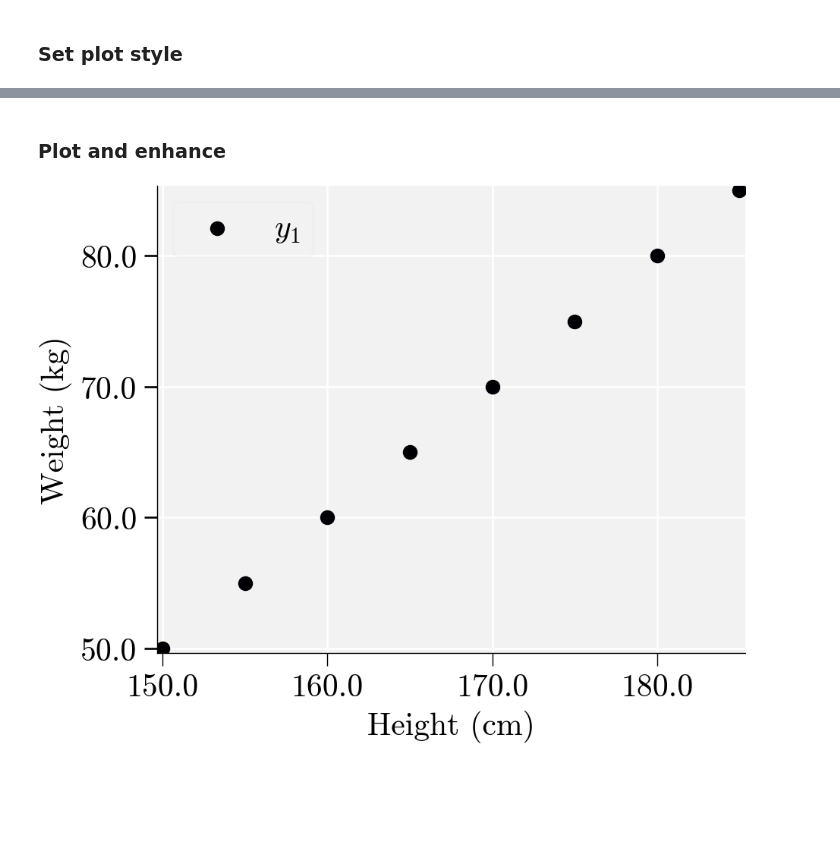
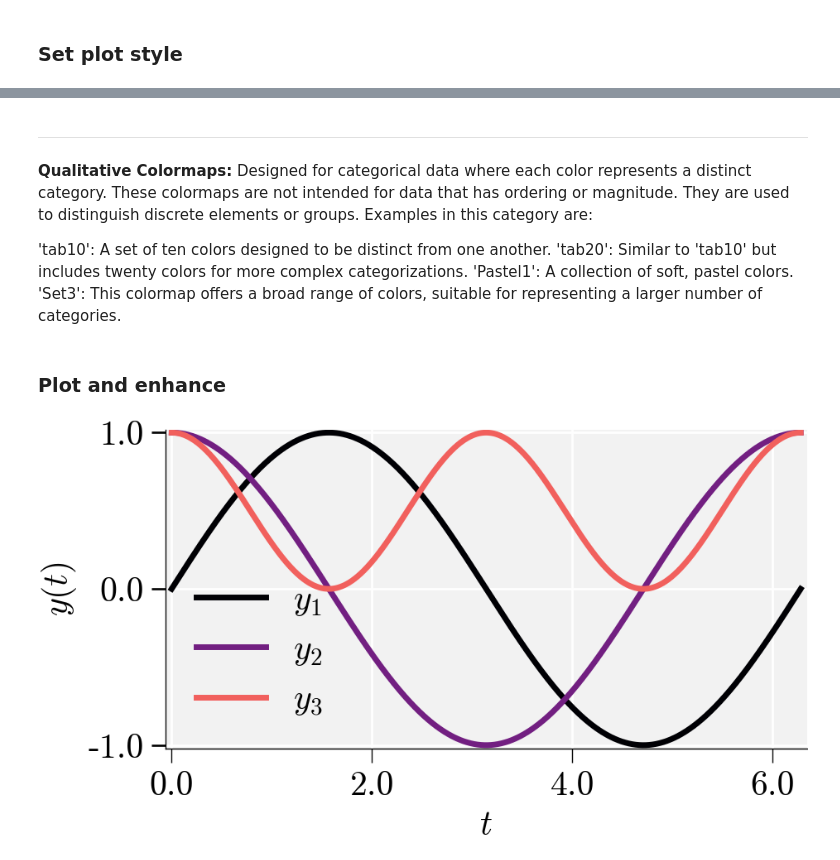
Before and after one commit to suparnob100/visualization, a Jupyter notebook: Publication_quality_graphs/PYTHON/Example.ipynb, the cells around one changed output, grey strips where cells are left out. Drawn from its saved outputs; the diff is of its cells as text; code cells hidden in the pictures; blank space fills up the shorter version.

```diff
--- a/Publication_quality_graphs/PYTHON/Example.ipynb
+++ b/Publication_quality_graphs/PYTHON/Example.ipynb
@@ -9,5 +11,5 @@ from utils.fig2py import *
 # %%
-fig_file_loc = '../MATLAB/Figs/scatter' # <-- same line.fig
+fig_file_loc = '../MATLAB/Figs/line' # <-- same line.fig
 fname = fig_file_loc.split('/')[-1]
 # %%
 plot_data = fig2py(fig_file_loc) # EXTRACTS X-Y DATA FROM A FIG FILE
@@ -47,50 +46,61 @@ There are three primary categories of colormaps:
+# %% [markdown]
+---
+# %% [markdown]
+
+
+**Qualitative Colormaps:** Designed for categorical data where each color represents a distinct category. These colormaps are not intended for data that has ordering or magnitude. They are used to distinguish discrete elements or groups. Examples in this category are:
+
+'tab10': A set of ten colors designed to be distinct from one another.
+'tab20': Similar to 'tab10' but includes twenty colors for more complex categorizations.
+'Pastel1': A collection of soft, pastel colors.
+'Set3': This colormap offers a broad range of colors, suitable for representing a larger number of categories.
 # %%
-# from cycler import cycler
-# import numpy as np
-# import matplotlib.ticker as ticker
+from cycler import cycler
+import numpy as np
+import matplotlib.ticker as ticker
 
-# # Example: Generate colors from the 'magma' colormap
-# num_colors = 4
-# colors = plt.cm.magma(np.linspace(0, 1, num_colors))
+# Example: Generate colors from the 'magma' colormap
+num_colors = 4
+colors = plt.cm.magma(np.linspace(0, 1, num_colors))
 
-# # Update rcParams with generated color cycle
-# plt.rcParams['axes.prop_cycle'] = cycler(color=colors)
+# Update rcParams with generated color cycle
+plt.rcParams['axes.prop_cycle'] = cycler(color=colors)
 # %% [markdown]
 ### Plot and enhance
 # %%
 # Plot data
-fig, ax = plt.subplots(figsize=(5,4))
+fig, ax = plt.subplots(figsize=(5,2.5))
 
 for i in range(len(plot_data)):
-    # ax.plot(plot_data[i]['XData'][0],plot_data[i]['YData'][0])
+    ax.plot(plot_data[i]['XData'][0],plot_data[i]['YData'][0])
     # ax.fill_between(plot_data[i]['XData'][0],plot_data[i]['YData'][0])
-    ax.scatter(plot_data[i]['XData'][0],plot_data[i]['YData'][0])
+    # ax.scatter(plot_data[i]['XData'][0],plot_data[i]['YData'][0])
     # ax.hist(plot_data[i]['Data'][0],11)
 
 # Label axis
-ax.set_ylabel("Weight (kg)")
-ax.set_xlabel("Height (cm)")
+# ax.set_ylabel("Weight (kg)")
+# ax.set_xlabel("Height (cm)")
 
-# ax.set_ylabel("$y(t)$")
-# ax.set_xlabel("$t$")
+ax.set_ylabel("$y(t)$")
+ax.set_xlabel("$t$")
 
 # Automatically adjust the axis limits to be tight around the data
 ax.autoscale(axis='both', tight=True)
 
 # Add legend
-# plt.legend(['$y_1$','$y_2$','$y_3$'])
+plt.legend(['$y_1$','$y_2$','$y_3$'])
 
 
 # Set the format for tick labels
 import matplotlib.ticker as ticker
 format_str = '%.1f'  # Two decimal places; adjust as needed
 ax.xaxis.set_major_formatter(ticker.FormatStrFormatter(format_str))
 ax.yaxis.set_major_formatter(ticker.FormatStrFormatter(format_str))
 
 
 # Display the figure
 plt.margins(0.01)
 plt.savefig('Examples/'+fname+'.pdf')
 plt.show()
 # %% [output]
-[figure, old version]
+[figure, new version]
```
Also changed, not shown: parts of 7 cells of this notebook, 12 other files.
